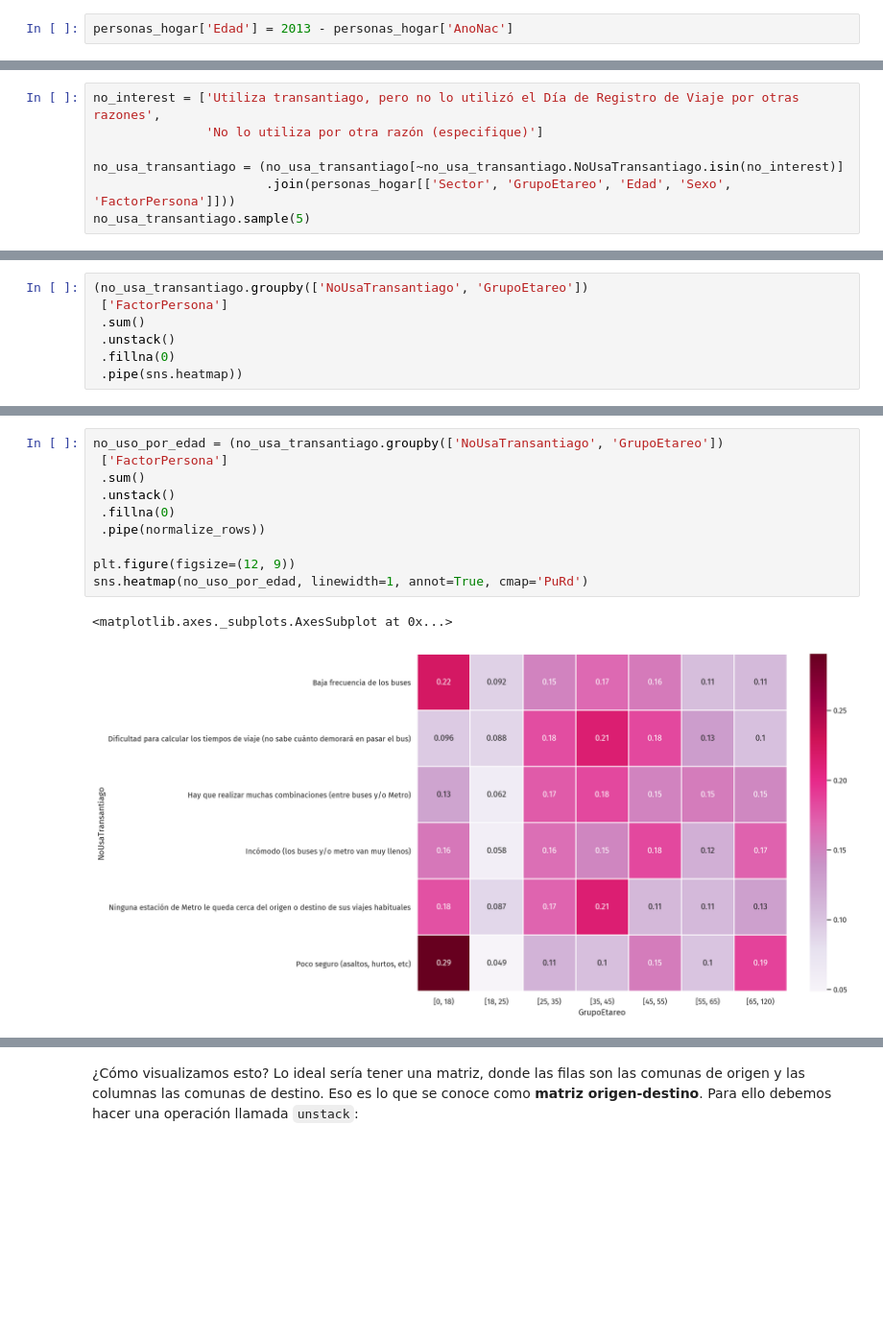
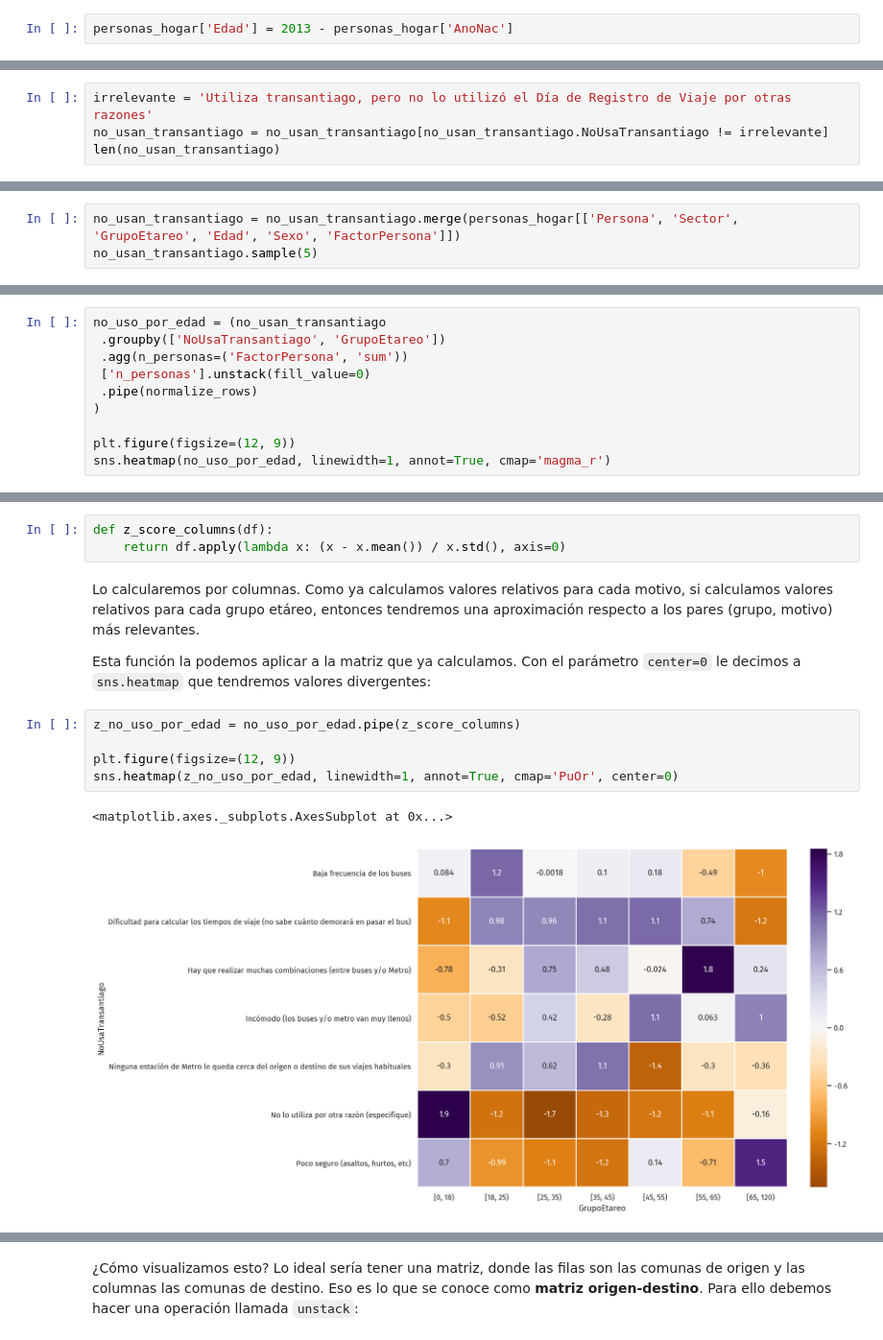
Before and after one commit to diazidx/uddvis, a Jupyter notebook: VISUDD_02_caso_eod_tablas.ipynb, the cells around one changed output, grey strips where cells are left out. Shown at 96% size. Cells and saved outputs as stored; diff of their text form; blank space fills up the shorter version.

```diff
--- a/VISUDD_02_caso_eod_tablas.ipynb
+++ b/VISUDD_02_caso_eod_tablas.ipynb
@@ -277,8 +424,5 @@ Name: NoUsaTransantiago, dtype: int64
 # %%
-no_interest = ['Utiliza transantiago, pero no lo utilizó el Día de Registro de Viaje por otras razones',
-               'No lo utiliza por otra razón (especifique)']
-
-no_usa_transantiago = (no_usa_transantiago[~no_usa_transantiago.NoUsaTransantiago.isin(no_interest)]
-                       .join(personas_hogar[['Sector', 'GrupoEtareo', 'Edad', 'Sexo', 'FactorPersona']]))
-no_usa_transantiago.sample(5)
+irrelevante = 'Utiliza transantiago, pero no lo utilizó el Día de Registro de Viaje por otras razones'
+no_usan_transantiago = no_usan_transantiago[no_usan_transantiago.NoUsaTransantiago != irrelevante]
+len(no_usan_transantiago)
 # %% [output]
@@ -291,0 +432,3 @@ no_usa_transantiago.sample(5)
+# %%
+no_usan_transantiago = no_usan_transantiago.merge(personas_hogar[['Persona', 'Sector', 'GrupoEtareo', 'Edad', 'Sexo', 'FactorPersona']])
+no_usan_transantiago.sample(5)
@@ -292,9 +446,12 @@ no_usa_transantiago.sample(5)
 # %%
-(no_usa_transantiago.groupby(['NoUsaTransantiago', 'GrupoEtareo'])
- ['FactorPersona']
- .sum()
- .unstack()
- .fillna(0)
- .pipe(sns.heatmap))
+no_uso_por_edad = (no_usan_transantiago
+ .groupby(['NoUsaTransantiago', 'GrupoEtareo'])
+ .agg(n_personas=('FactorPersona', 'sum'))
+ ['n_personas'].unstack(fill_value=0)
+ .pipe(normalize_rows)
+)
+
+plt.figure(figsize=(12, 9))
+sns.heatmap(no_uso_por_edad, linewidth=1, annot=True, cmap='magma_r')
 # %% [output]
 <matplotlib.axes._subplots.AxesSubplot at 0x...>
@@ -302,13 +468,15 @@ no_usa_transantiago.sample(5)
+# %%
+def z_score_columns(df):
+    return df.apply(lambda x: (x - x.mean()) / x.std(), axis=0)
+# %% [markdown]
+Lo calcularemos por columnas. Como ya calculamos valores relativos para cada motivo, si calculamos valores relativos para cada grupo etáreo, entonces tendremos una aproximación respecto a los pares (grupo, motivo) más relevantes.
+
+Esta función la podemos aplicar a la matriz que ya calculamos. Con el parámetro `center=0` le decimos a `sns.heatmap` que tendremos valores divergentes:
 # %%
-no_uso_por_edad = (no_usa_transantiago.groupby(['NoUsaTransantiago', 'GrupoEtareo'])
- ['FactorPersona']
- .sum()
- .unstack()
- .fillna(0)
- .pipe(normalize_rows))
+z_no_uso_por_edad = no_uso_por_edad.pipe(z_score_columns)
 
 plt.figure(figsize=(12, 9))
-sns.heatmap(no_uso_por_edad, linewidth=1, annot=True, cmap='PuRd')
+sns.heatmap(z_no_uso_por_edad, linewidth=1, annot=True, cmap='PuOr', center=0)
 # %% [output]
 <matplotlib.axes._subplots.AxesSubplot at 0x...>
-[figure, old version]
+[figure, new version]
```
Also changed, not shown: parts of 77 cells of this notebook.
